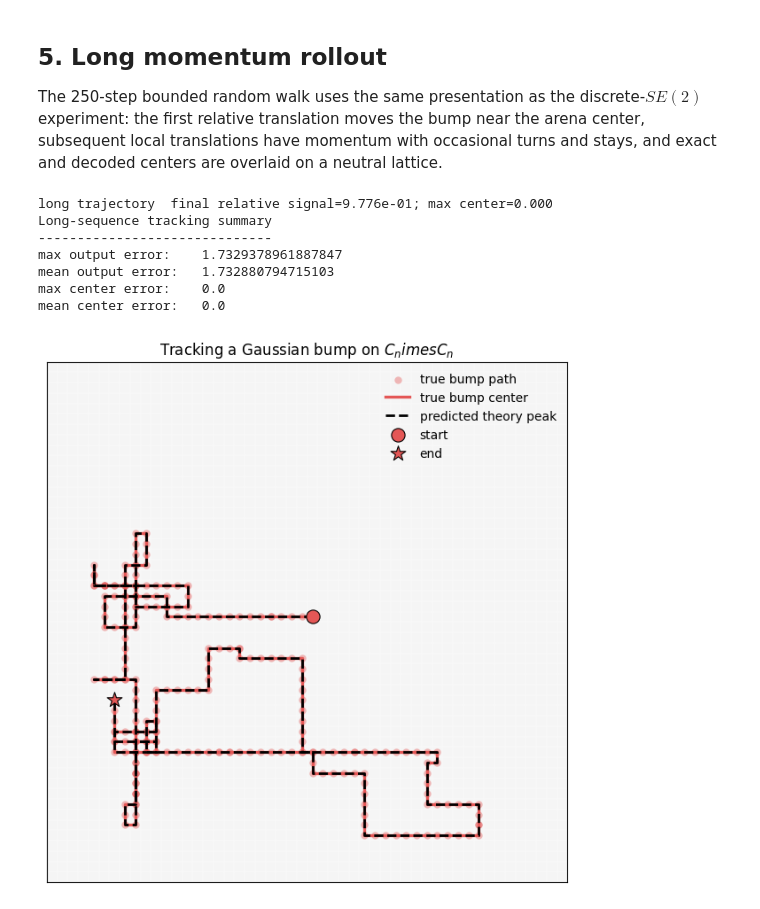
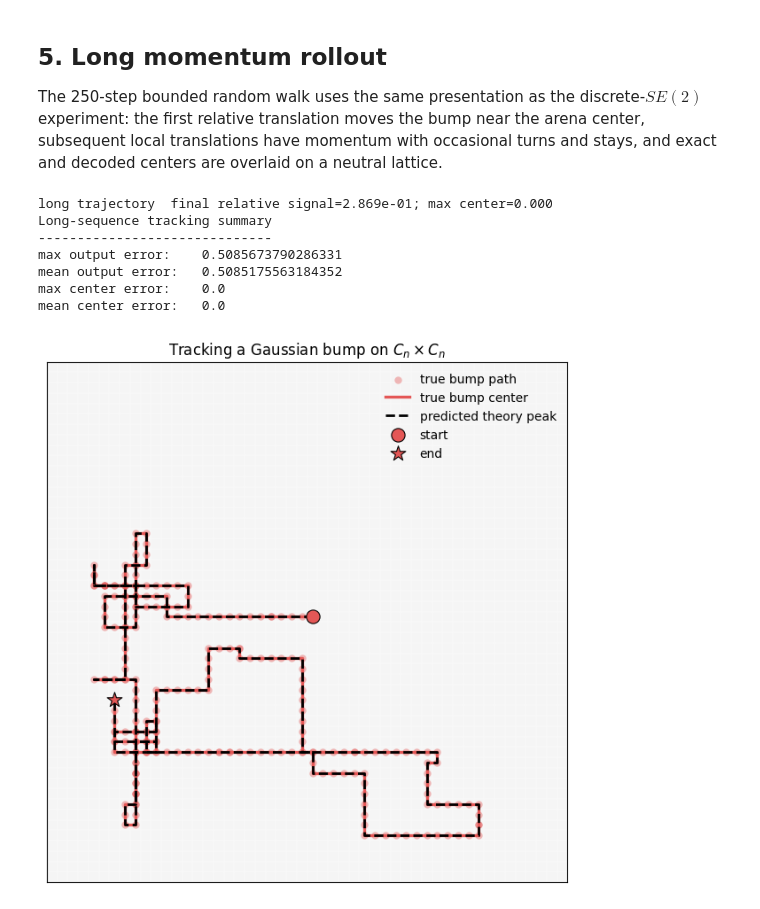
Before and after one commit to geometric-intelligence/grids-and-groups, a Jupyter notebook: notebooks/constructed_networks/rnn_constructed_cnxcn.ipynb, the cells around one changed output. Cells and saved outputs as stored; diff of their text form; code cells hidden in the pictures.

```diff
--- a/notebooks/constructed_networks/rnn_constructed_cnxcn.ipynb
+++ b/notebooks/constructed_networks/rnn_constructed_cnxcn.ipynb
@@ -124,7 +133,6 @@ Because all irreps are one-dimensional, each retained Fourier mode contributes o
 # %%
-test_mode = os.environ.get("NOTEBOOK_TEST_MODE") == "1"
-n_spatial = 12 if test_mode else 50
-num_selected_irreps = 6 if test_mode else 10
+n_spatial = 50
+num_selected_irreps = 500
 
 G = ProductCyclicGroup(n_spatial, n_spatial)
 center_xy = (2, 2)
@@ -291,44 +299,44 @@ mixed            final relative signal=9.775e-01; max center=0.000
 
 The 250-step bounded random walk uses the same presentation as the discrete-$SE(2)$ experiment: the first relative translation moves the bump near the arena center, subsequent local translations have momentum with occasional turns and stays, and exact and decoded centers are overlaid on a neutral lattice.
 # %%
-num_long_steps = 80 if test_mode else 250
+num_long_steps = 250
 start_xy = (
     (G.p1 // 2 - center_xy[0]) % G.p1,
     (G.p2 // 2 - center_xy[1]) % G.p2,
 )
 long_sequence = make_momentum_motion_sequence(
     G,
     steps=num_long_steps,
     seed=1,
     turn_probability=0.18,
     stay_probability=0.04,
     start_xy=start_xy,
 )
 long = summarize_rollout("long trajectory", long_sequence)
 
 print("Long-sequence tracking summary")
 print("------------------------------")
 print("max output error:   ", long["absolute_errors"].max())
 print("mean output error:  ", long["absolute_errors"].mean())
 print("max center error:   ", long["position_errors"].max())
 print("mean center error:  ", long["position_errors"].mean())
 
 plot_grid_trajectory(
     G,
     long["exact_centers"],
     long["predicted_centers"],
-    title="Tracking a Gaussian bump on $C_n\times C_n$",
+    title="Tracking a Gaussian bump on $C_n\\times C_n$",
 )
 plt.show()
 # %% [output]
-long trajectory  final relative signal=9.776e-01; max center=0.000
+long trajectory  final relative signal=2.869e-01; max center=0.000
 Long-sequence tracking summary
 ------------------------------
-max output error:    1.7329378961887847
-mean output error:   1.732880794715103
+max output error:    0.5085673790286331
+mean output error:   0.5085175563184352
 max center error:    0.0
 mean center error:   0.0
-[figure, old version]
+[figure, new version]
 # %%
 time = np.arange(1, num_long_steps + 1)
 for values, ylabel, title in (
```
Also changed, not shown: parts of 15 cells of this notebook, 8 other files.
